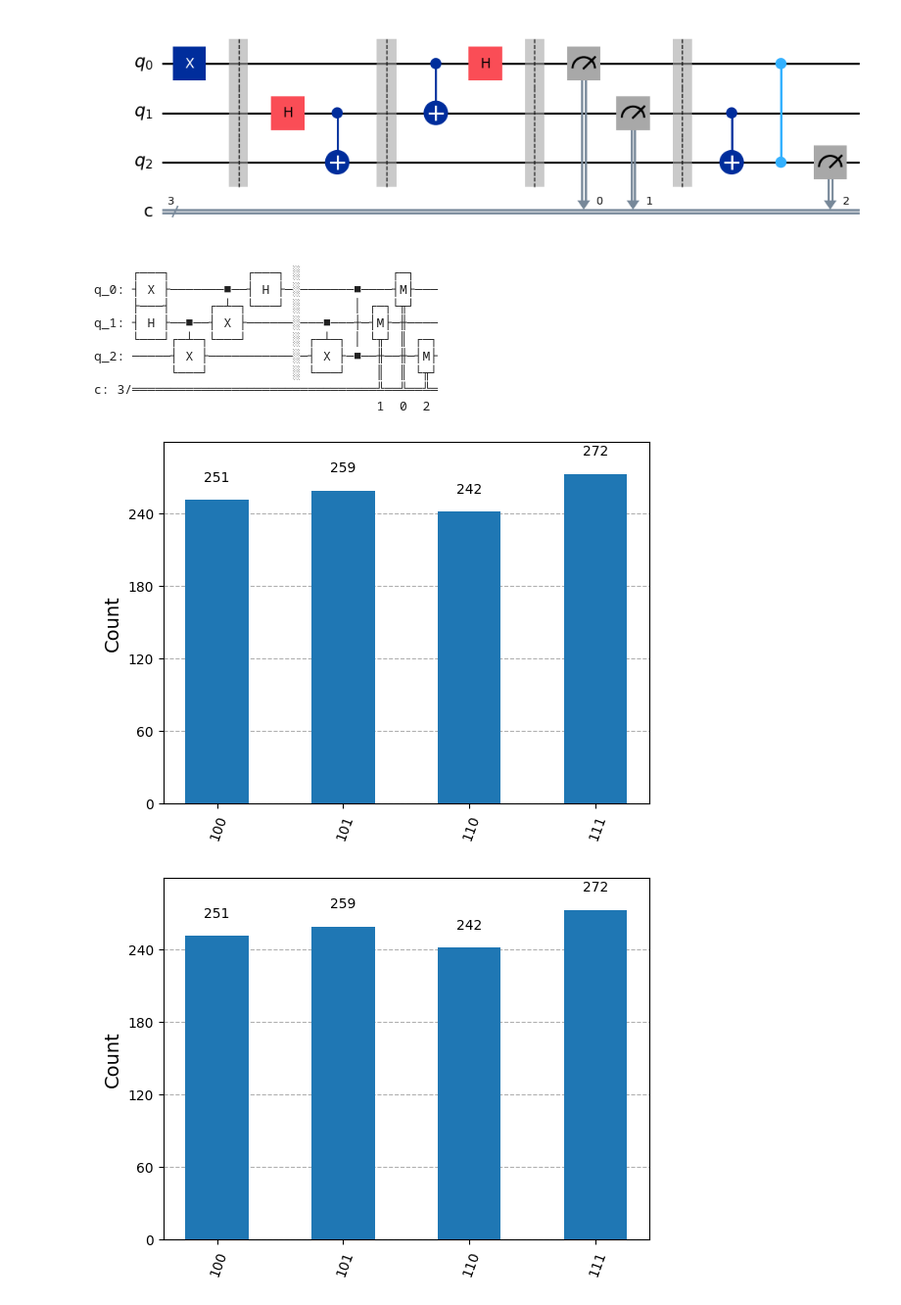
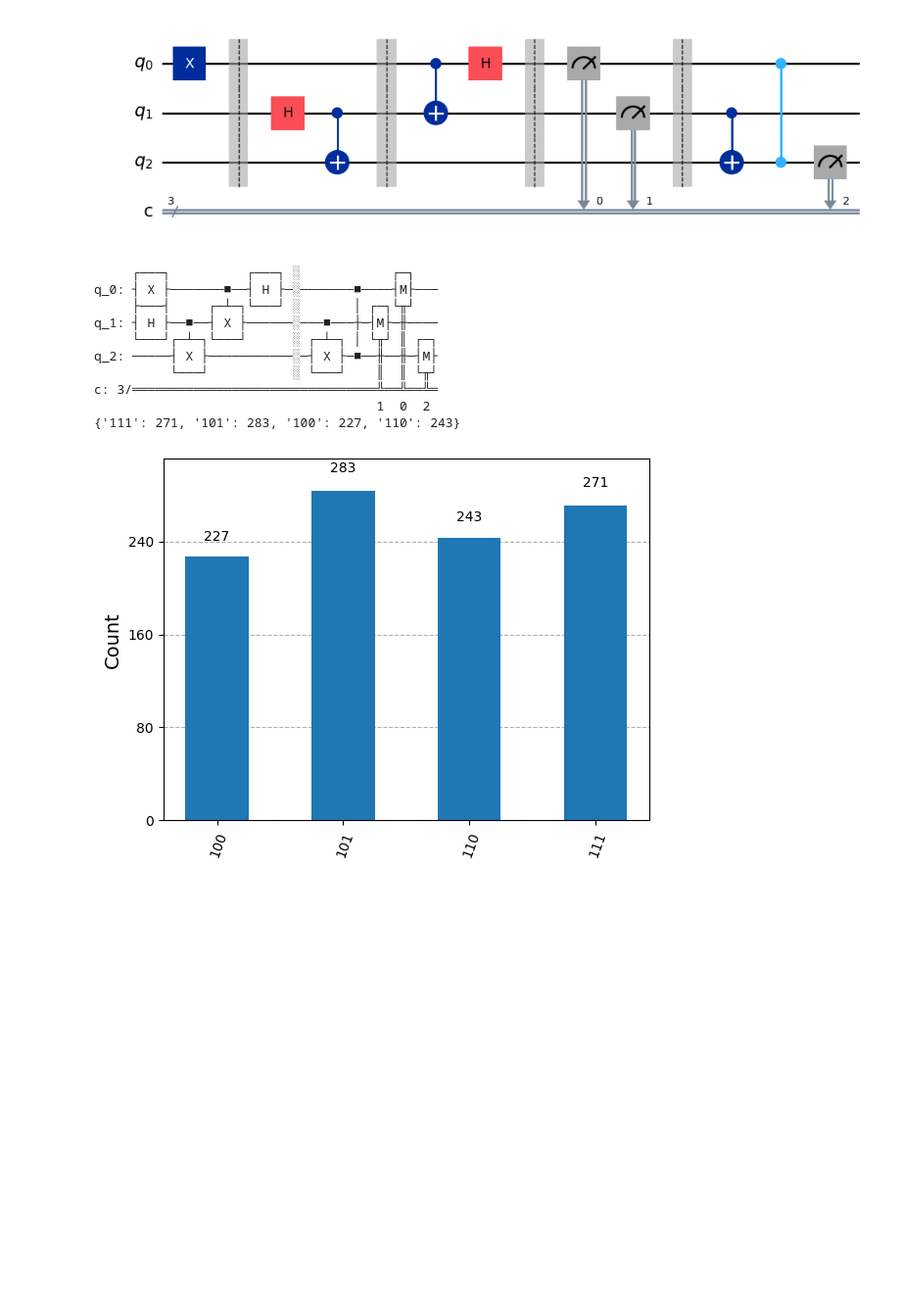
Before and after one commit to QuantumDdomain/Qc_circuit, a Jupyter notebook: quantum_teleportation.ipynb, the cells around one changed output. Shown at 98% size. Cells and saved outputs as stored; diff of their text form; code cells hidden in the pictures; blank space fills up the shorter version.

```diff
--- a/quantum_teleportation.ipynb
+++ b/quantum_teleportation.ipynb
@@ -81,32 +81,35 @@ circuit.barrier()
 circuit.cx(1, 2)
 circuit.cz(0, 2)
 
 # Step 4: Measure all qubits.
 # Mapping: Q0 -> c0, Q1 -> c1, Q2 -> c2.
 circuit.measure([0, 1, 2], [0, 1, 2])
 
 print(circuit)
 
 # --- Simulation using AerSimulator ---
 backend = AerSimulator()
 # Transpile the circuit for the chosen backend.
 tqc = transpile(circuit, backend=backend)
 # Run the circuit with 1024 shots.
 job = backend.run(tqc, shots=1024)
 result = job.result()
 
 # Get counts from the result.
 counts = result.get_counts()
 plot_histogram(counts)
+
+print(counts)
+num_c2_zero = sum(counts[c2c1c0] for c2c1c0 in counts if c2c1c0[0] == '0')
 # %% [output]
      ┌───┐          ┌───┐ ░            ┌─┐
 q_0: ┤ X ├───────■──┤ H ├─░───────■────┤M├───
      ├───┤     ┌─┴─┐└───┘ ░       │ ┌─┐└╥┘
 q_1: ┤ H ├──■──┤ X ├──────░───■───┼─┤M├─╫────
      └───┘┌─┴─┐└───┘      ░ ┌─┴─┐ │ └╥┘ ║ ┌─┐
 q_2: ─────┤ X ├───────────░─┤ X ├─■──╫──╫─┤M├
           └───┘           ░ └───┘    ║  ║ └╥┘
 c: 3/════════════════════════════════╩══╩══╩═
                                      1  0  2
+{'111': 271, '101': 283, '100': 227, '110': 243}
-[figure, old version]
+[figure, new version]
-[figure, removed]
```
Also changed, not shown: parts of 5 cells of this notebook, 2 other files.
